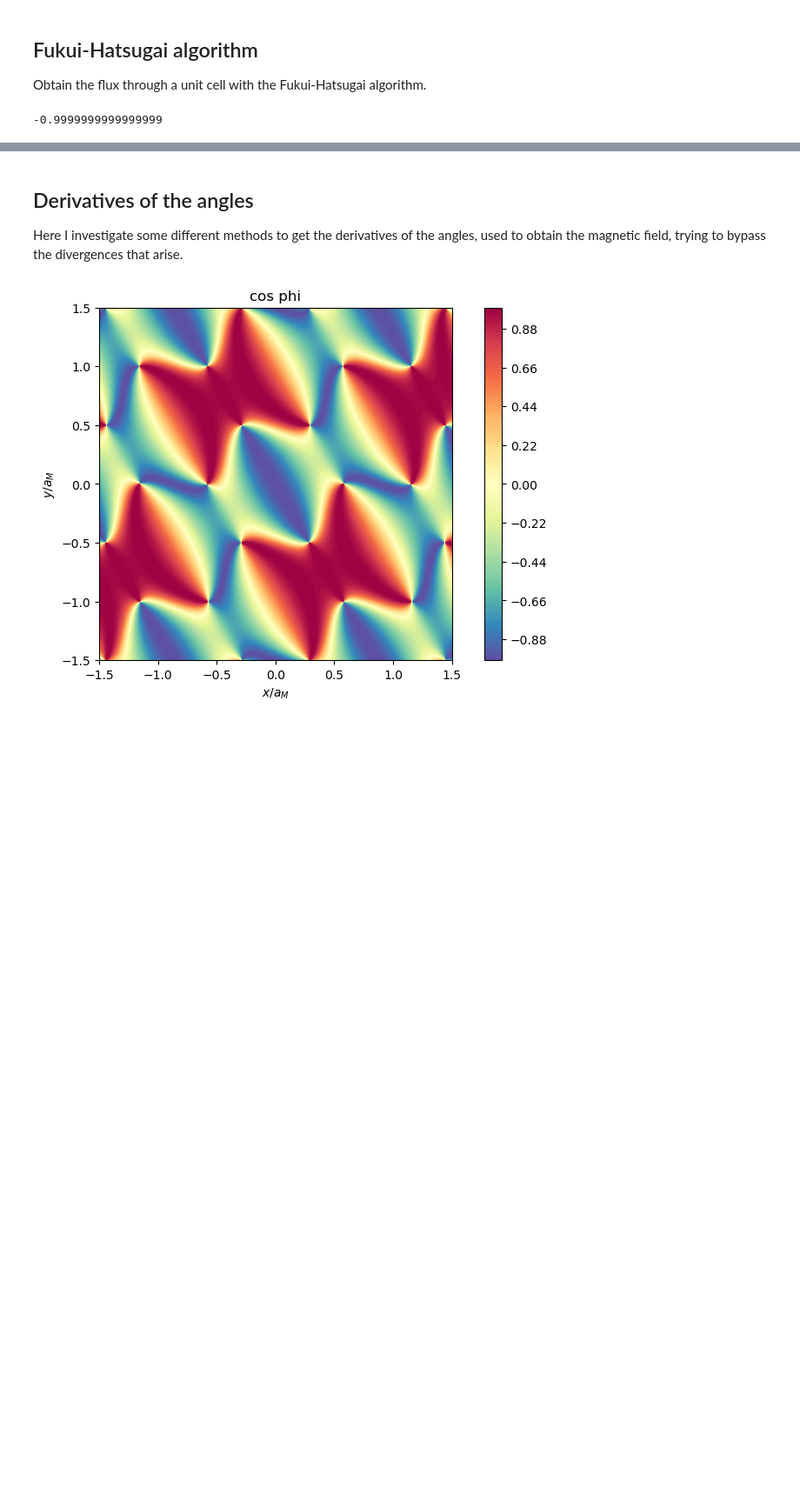
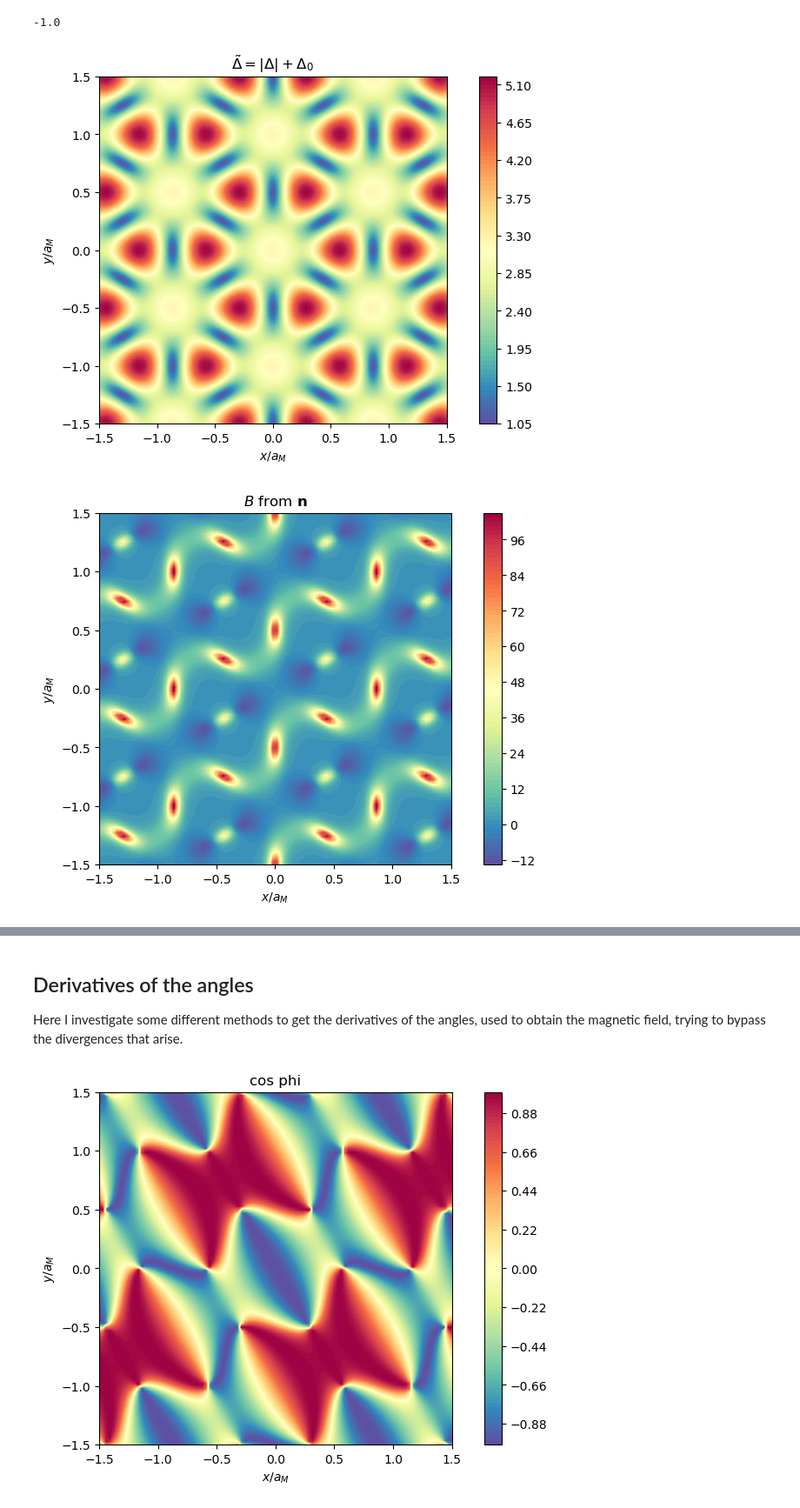
Before and after one commit to DaanTimmers/DT_Part_III_Project, a Jupyter notebook: Gauge field.ipynb, the cells around one changed output, grey strips where cells are left out. Shown: that part at 87% size. Saved outputs shown, nothing was run; the diff lists cells and outputs as text; code cells hidden in the pictures; blank space fills up the shorter version.

```diff
--- a/Gauge field.ipynb
+++ b/Gauge field.ipynb
@@ -250,13 +343,9 @@ bilayer.alternativeB()
-# %% [markdown]
-## Fukui-Hatsugai algorithm
-
-Obtain the flux through a unit cell with the Fukui-Hatsugai algorithm.
-# %%
-# parameters as in paper, but for exactly one unit cell (xMax = aM/2)
-parameters = [1, 89.6 * np.pi / 180, -1, 1]
-TMB = twistedTMB(parameters, 100, 1)
-TMB.TMB_potential()
-TMB.effectiveB()
-TMB.Fukui_Hatsugai(3)
-# %% [output]
--0.9999999999999999
+# %%
+print(bilayer.FH_flux(100))
+bilayer.plot('Zeeman',100)
+bilayer.plot('B',100)
+bilayer.plot('FH',100)
+# %% [output]
+-1.0
+[figure, added]
+[figure, added]
```
Also changed, not shown: parts of 7 cells of this notebook, 1 other file.
